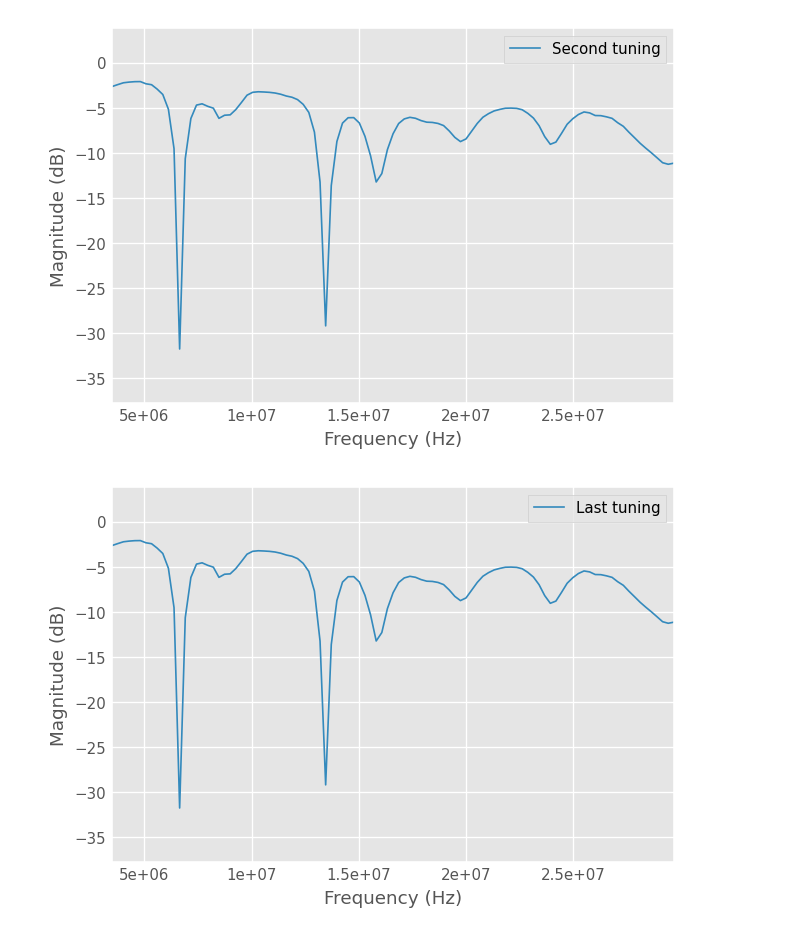
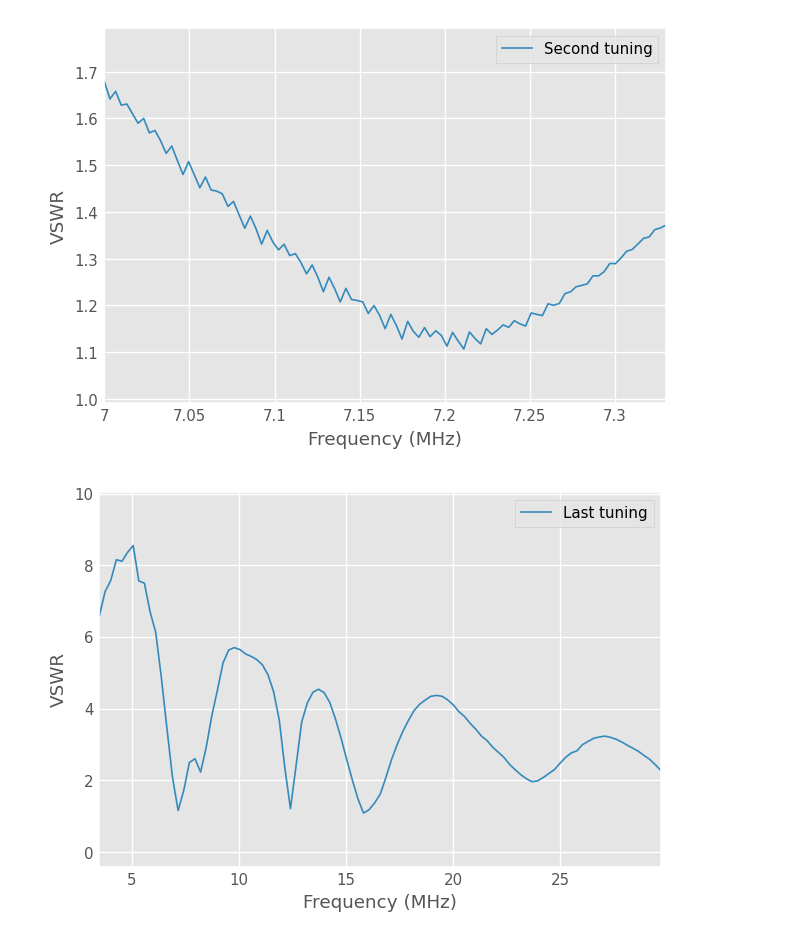
Before and after one commit to darienmt/hf-antenna, a Jupyter notebook: EndfedAntenna.ipynb, the cells around one changed output. Drawn from its saved outputs; the diff is of its cells as text; code cells hidden in the pictures.

Commit message:
Updating graphs

```diff
--- a/EndfedAntenna.ipynb
+++ b/EndfedAntenna.ipynb
@@ -17,10 +17,10 @@ tuning1.plot_s_db(label='First tuning')
 # %%
-tuning2 = rf.Network('data/nanovna-20250114-164414.s1p')
-tuning1.plot_s_db(label='Second tuning')
+tuning2 = rf.Network('data/nanovna-20250114-164414.s1p', f_unit='mhz')
+tuning2.plot_s_vswr(label='Second tuning')
 # %% [output]
-[figure, old version]
+[figure, new version]
 # %%
-tuning3 = rf.Network('data/nanovna-20250114-165341.s1p')
-tuning1.plot_s_db(label='Last tuning')
+tuning3 = rf.Network('data/nanovna-20250114-165341.s1p', f_unit='mhz')
+tuning3.plot_s_vswr(label='Last tuning')
 # %% [output]
-[figure, old version]
+[figure, new version]
```
Also changed, not shown: parts of 3 cells of this notebook.
